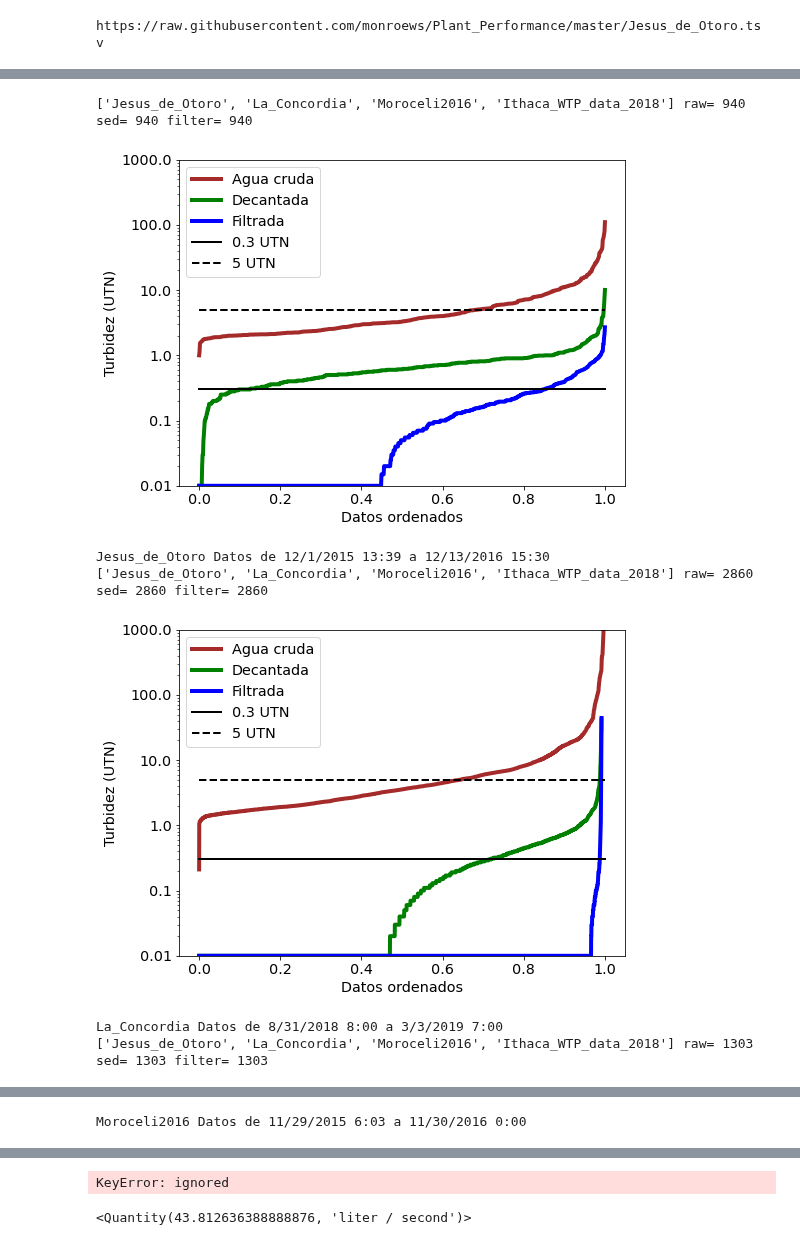
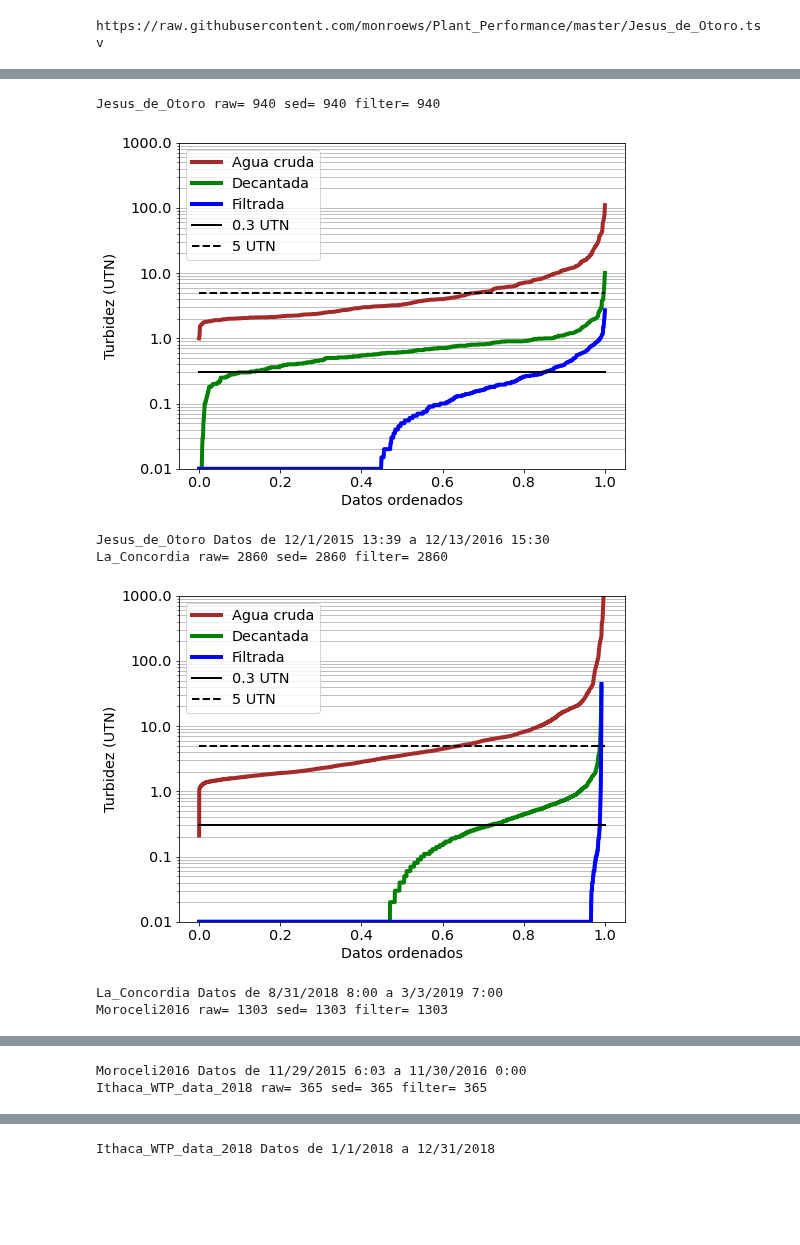
Before and after one commit to monroews/Plant_Performance, a Jupyter notebook: Plant_Performance.ipynb, the cells around one changed output, grey strips where cells are left out. Saved outputs shown, nothing was run; the diff lists cells and outputs as text; code cells hidden in the pictures; blank space fills up the shorter version.

```diff
--- a/Plant_Performance.ipynb
+++ b/Plant_Performance.ipynb
@@ -70,37 +70,38 @@ for i in range(len(plants)):
   raw = np.sort(pddata[i]['raw (NTU)']) * u.NTU
   for j in range(len(raw)):
     raw[j]=max(raw[j],0.01*u.NTU)
   sed = np.sort(pddata[i]['sed (NTU)']) * u.NTU
   for j in range(len(sed)):
     sed[j]=max(sed[j],0.01*u.NTU)
   filter = np.sort(pddata[i]['filter (NTU)']) * u.NTU
   for j in range(len(filter)):
     filter[j]=max(filter[j],0.01*u.NTU)
   time = np.array(pddata[i]['time'])
   count = raw.shape[0]
   rank = np.linspace(0,1,count,endpoint=True)
-  print(plants,'raw=',raw.shape[0], 'sed=',sed.shape[0], 'filter=',filter.shape[0])
+  print(plants[i],'raw=',raw.shape[0], 'sed=',sed.shape[0], 'filter=',filter.shape[0])
 
 
   plt.plot(rank,raw,linewidth=4, color='brown')
   plt.plot(rank,sed,linewidth=4, color='green')
   plt.plot(rank,filter,linewidth=4, color='blue')
   plt.plot([0,1],[0.3,0.3],linewidth=2, color='black')
   plt.plot([0,1],[5,5],linewidth=2, color='black', linestyle='dashed')
   plt.ylabel('Turbidez (UTN)')
   plt.xlabel('Datos ordenados')
   plt.yscale('log')
   plt.ylim(ymin=0.01,ymax=1000)
+  plt.grid(which='both',axis='y')
   plt.legend(['Agua cruda','Decantada','Filtrada','0.3 UTN','5 UTN'])
   plt.gca().yaxis.set_major_formatter(ticker.ScalarFormatter())
   plt.gca().yaxis.set_major_formatter(ticker.StrMethodFormatter("{x}"))
   plt.show()
   print(plants[i],'Datos de',time[0], 'a', time[-1])
 # %% [output]
-['Jesus_de_Otoro', 'La_Concordia', 'Moroceli2016', 'Ithaca_WTP_data_2018'] raw= 940 sed= 940 filter= 940
+Jesus_de_Otoro raw= 940 sed= 940 filter= 940
-[figure, old version]
+[figure, new version]
 Jesus_de_Otoro Datos de 12/1/2015 13:39 a 12/13/2016 15:30
-['Jesus_de_Otoro', 'La_Concordia', 'Moroceli2016', 'Ithaca_WTP_data_2018'] raw= 2860 sed= 2860 filter= 2860
+La_Concordia raw= 2860 sed= 2860 filter= 2860
-[figure, old version]
+[figure, new version]
 La_Concordia Datos de 8/31/2018 8:00 a 3/3/2019 7:00
-['Jesus_de_Otoro', 'La_Concordia', 'Moroceli2016', 'Ithaca_WTP_data_2018'] raw= 1303 sed= 1303 filter= 1303
+Moroceli2016 raw= 1303 sed= 1303 filter= 1303
@@ -108 +109,2 @@ La_Concordia Datos de 8/31/2018 8:00 a 3/3/2019 7:00
 Moroceli2016 Datos de 11/29/2015 6:03 a 11/30/2016 0:00
+Ithaca_WTP_data_2018 raw= 365 sed= 365 filter= 365
@@ -109,5 +112 @@ Moroceli2016 Datos de 11/29/2015 6:03 a 11/30/2016 0:00
-KeyError: ignored
+Ithaca_WTP_data_2018 Datos de 1/1/2018 a 12/31/2018
-# %%
-(1*u.Mgallon/u.day).to(u.L/u.s)
-# %% [output]
-<Quantity(43.812636388888876, 'liter / second')>
```
Also changed, not shown: parts of 5 cells of this notebook, 2 other files.
